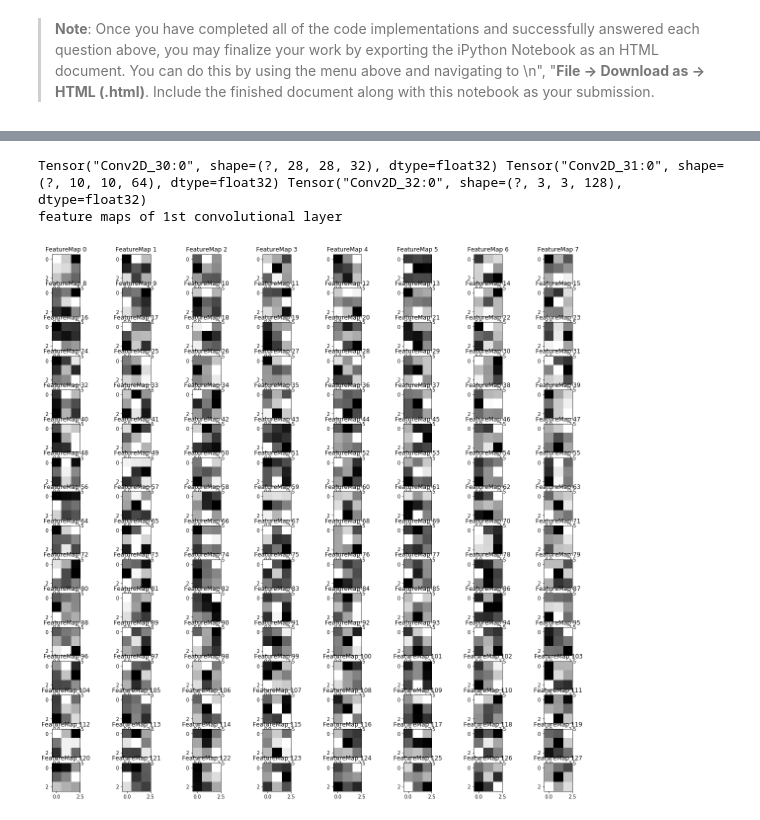
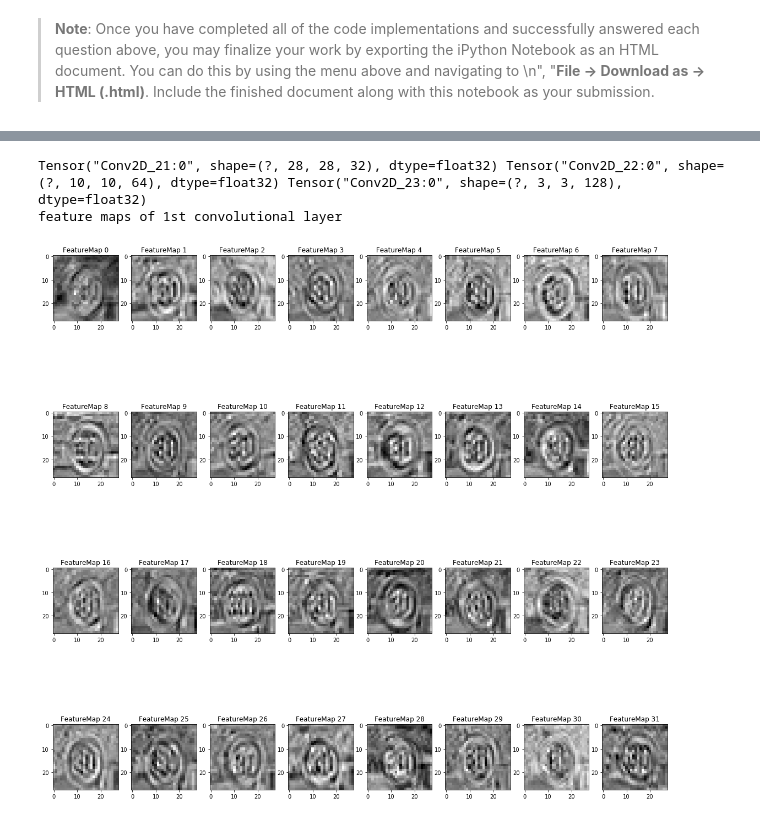
Before and after one commit to fangyan93/Self_Driving_Car_Traffic_Sign_Classifier, a Jupyter notebook: Traffic_Sign_Classifier_1.ipynb, the cells around one changed output, grey strips where cells are left out. Saved outputs shown, nothing was run; the diff lists cells and outputs as text; code cells hidden in the pictures.

Commit message:
wait to update image"

```diff
--- a/Traffic_Sign_Classifier_1.ipynb
+++ b/Traffic_Sign_Classifier_1.ipynb
@@ -427,6 +449,7 @@ new_images.append(new_image3)
 new_images.append(new_image4)
 new_images.append(new_image5)
 
+
 new_images_labels = []
 new_images_labels.append(1)
 new_images_labels.append(14)
@@ -435,8 +458,14 @@ new_images_labels.append(7)
 new_images_labels.append(17)
 for i in range(len(new_images)):
     print("New test image number %d is " % (i))
+
     plt.imshow(new_images[i])
     plt.show()
+    new_images[i] = np.float32(new_images[i]) / 255
+    sum_x = np.sum(np.sum(np.sum(new_images[i], axis=0), axis=0),axis=0) / (32 * 32 * 3)
+    new_images[i] = new_images[i] - sum_x
+#     print(new_images[i])
+    print(X_train[i])
 # %% [output]
 New test image number 0 is
 [figure]
@@ -458,21 +568,14 @@ logits = []
 prediction = []
 accuracy = 0.0
 for i in range(len(new_images)):
-    new_images[i] = np.float32(new_images[i]) / 255
-    sum_x = np.sum(np.sum(np.sum(np.sum(new_images[i], axis=0), axis=0),axis=0),axis=0) / (1 * 32 * 32 * 3)
-    new_images[i] = new_images[i] - sum_x
     new_images[i] = sess.run(tf.expand_dims(new_images[i], 0))
+
     logit = sess.run(test_logits, feed_dict = {X_te:new_images[i], Test_number: 1})[0]
+    accu = sess.run(err_e, feed_dict={X_te:new_images[i],Y_te:[new_images_labels[i]], Test_number: 1, })
     logits.append(logit)
-    print(logit)
-    predic = sess.run(tf.to_float(tf.argmax(logit)))
-    print(predic)
+    predic = np.argmax(logit)
     prediction.append(predic)
-    print(new_images_labels[i], predic)
     if abs(new_images_labels[i] - predic) < 0.1:
         accuracy += 1
     print("For new image %d, the label is %d, while the prediction is %d." % (int(i), int(new_images_labels[i]), int(predic)))
-print(new_images_labels)
-logits = np.array(logits)
-print(logits)
 # %% [output]
@@ -545,6 +636,11 @@ Looking just at the first row we get `[ 0.34763842,  0.24879643,  0.12789202]`,
 # %%
 ### Print out the top five softmax probabilities for the predictions on the German traffic sign images found on the web.
 ### Feel free to use as many code cells as needed.
-top_k = sess.run(tf.nn.top_k(logits, k = 5))
-print(top_k)
+print(np.array(logits)[0][1])
+print(np.array(logits)[0][14])
+print(np.array(logits)[0][4])
+print(np.array(logits)[0][7])
+print(np.array(logits)[0][17])
+top_k = sess.run(tf.nn.top_k(np.array(logits), k = 5))
+print("The top 5 probabilities of 5 new images are ", top_k)
 # %% [output]
@@ -615,36 +721,36 @@ def output_layer(W,W_pools,strd,siz_bat,num_cls,X):
 
 def outputFeatureMap(image_input, tf_activation, activation_min=-1, activation_max=-1 ,plt_num=1):
     # Here make sure to preprocess your image_input in a way your network expects
     # with size, normalization, ect if needed
     # image_input =
     # Note: x should be the same name as your network's tensorflow data placeholder variable
     # If you get an error tf_activation is not defined it may be having trouble accessing the variable from inside a function
     activation = tf_activation.eval(session=sess,feed_dict={X_te : image_input})
     featuremaps = activation.shape[3]
     plt.figure(plt_num, figsize=(20,20))
     for featuremap in range(featuremaps):
         plt.subplot(featuremaps / 8,8, featuremap+1) # sets the number of feature maps to show on each row and column
         plt.title('FeatureMap ' + str(featuremap)) # displays the feature map number
         if activation_min != -1 & activation_max != -1:
             plt.imshow(activation[0,:,:, featuremap], interpolation="nearest", vmin =activation_min, vmax=activation_max, cmap="gray")
         elif activation_max != -1:
             plt.imshow(activation[0,:,:, featuremap], interpolation="nearest", vmax=activation_max, cmap="gray")
         elif activation_min !=-1:
             plt.imshow(activation[0,:,:, featuremap], interpolation="nearest", vmin=activation_min, cmap="gray")
         else:
             plt.imshow(activation[0,:,:, featuremap], interpolation="nearest", cmap="gray")
 
 # for k in tf.get_collection(tf.GraphKeys.GLOBAL_VARIABLES):
 #     print(k)
 [conv1, conv2, conv3] = output_layer(W,W_pools,strd,1,n_classes,X_te)
 print(conv1, conv2, conv3)
 print("feature maps of 1st convolutional layer")
 outputFeatureMap(new_images[0], conv1)
-print("feature maps of 2st convolutional layer")
-outputFeatureMap(new_images[0], conv2)
-print("feature maps of 3st convolutional layer")
-outputFeatureMap(new_images[0], conv3)
+# print("feature maps of 2st convolutional layer")
+# outputFeatureMap(new_images[0], conv2)
+# print("feature maps of 3st convolutional layer")
+# outputFeatureMap(new_images[0], conv3)
 # %% [output]
-Tensor("Conv2D_30:0", shape=(?, 28, 28, 32), dtype=float32) Tensor("Conv2D_31:0", shape=(?, 10, 10, 64), dtype=float32) Tensor("Conv2D_32:0", shape=(?, 3, 3, 128), dtype=float32)
+Tensor("Conv2D_21:0", shape=(?, 28, 28, 32), dtype=float32) Tensor("Conv2D_22:0", shape=(?, 10, 10, 64), dtype=float32) Tensor("Conv2D_23:0", shape=(?, 3, 3, 128), dtype=float32)
 feature maps of 1st convolutional layer
-[figure, old version]
+[figure, new version]
```
Also changed, not shown: parts of 6 cells of this notebook.
